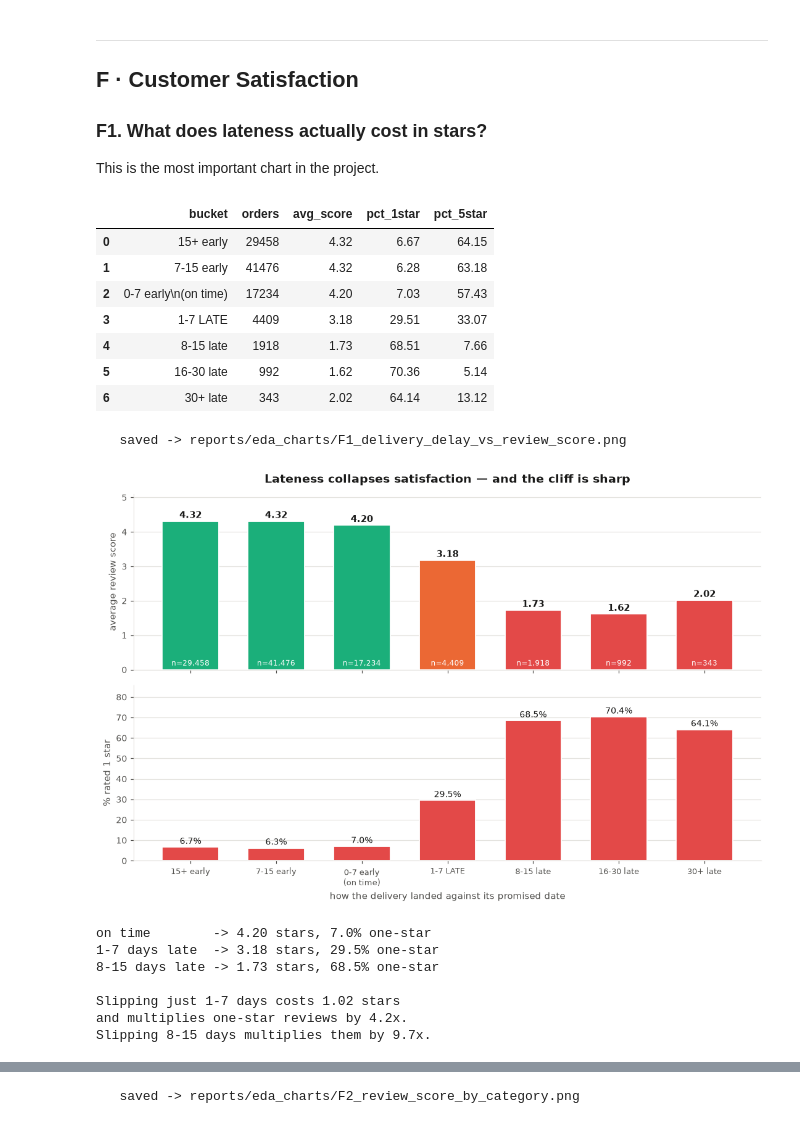
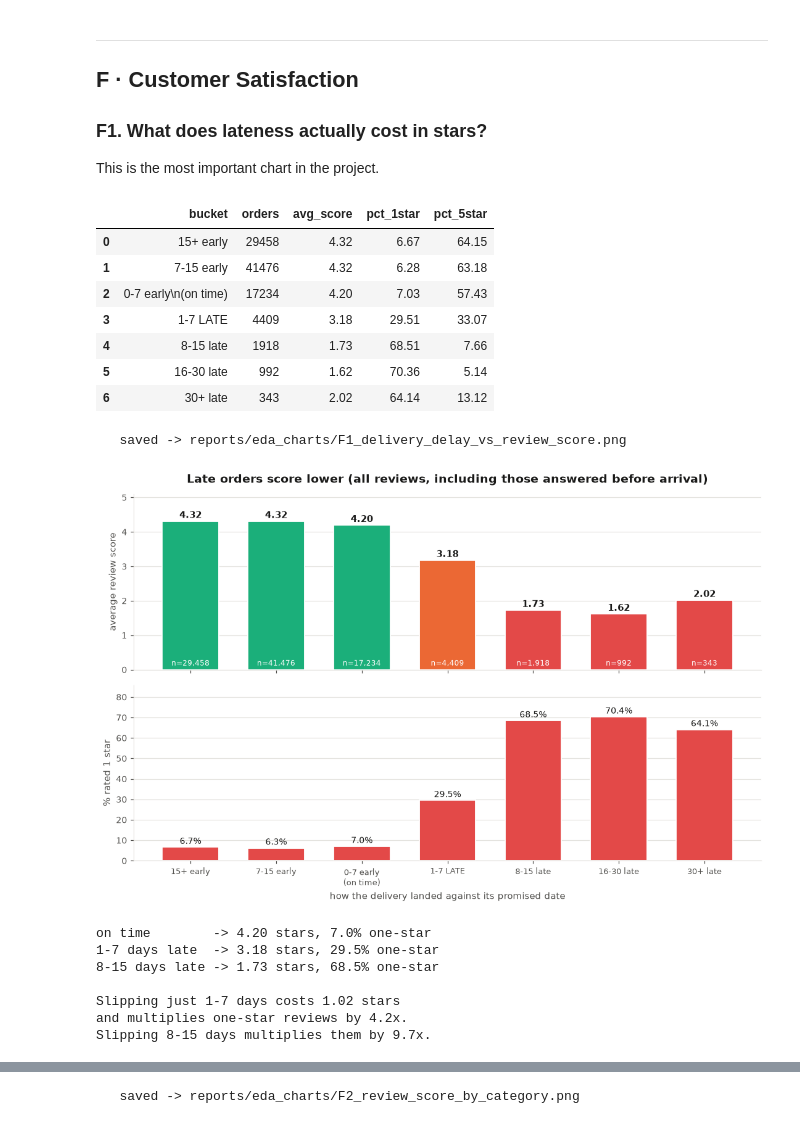
Before and after one commit to m4nish-dev/RetailPulse, a Jupyter notebook: notebooks/03_exploratory_data_analysis.ipynb, the cells around one changed output, grey strips where cells are left out. Cells and saved outputs as stored; diff of their text form; code cells hidden in the pictures.

```diff
--- a/notebooks/03_exploratory_data_analysis.ipynb
+++ b/notebooks/03_exploratory_data_analysis.ipynb
@@ -1160,7 +1238,7 @@ for i, (sc, cnt) in enumerate(zip(b.avg_score, b.orders)):
     ax1.text(i, sc + 0.09, f"{sc:.2f}", ha="center", fontsize=9.5, fontweight="bold", color=INK)
     ax1.text(i, 0.12, f"n={cnt:,}", ha="center", fontsize=7.8, color=SURFACE)
 ax1.set_ylim(0, 5.1); ax1.set_ylabel("average review score")
-ax1.set_title("Lateness collapses satisfaction — and the cliff is sharp")
+ax1.set_title("Late orders score lower (all reviews, including those answered before arrival)")
 tidy(ax1)
 
 bars2 = ax2.bar(range(len(b)), b.pct_1star, color=CRITICAL, width=0.66,
@@ -1168,34 +1246,34 @@ bars2 = ax2.bar(range(len(b)), b.pct_1star, color=CRITICAL, width=0.66,
 for i, v in enumerate(b.pct_1star):
     ax2.text(i, v + 1.6, f"{v:.1f}%", ha="center", fontsize=9, color=INK)
 ax2.set_ylabel("% rated 1 star")
 ax2.set_ylim(0, b.pct_1star.max() * 1.22)
 ax2.set_xticks(range(len(b))); ax2.set_xticklabels(b.bucket, fontsize=8.6)
 ax2.set_xlabel("how the delivery landed against its promised date")
 tidy(ax2)
 plt.tight_layout()
 save(fig, "F1_delivery_delay_vs_review_score")
 plt.show()
 
 ontime = b[b.bucket == "0-7 early\n(on time)"].iloc[0]
 late17 = b[b.bucket == "1-7 LATE"].iloc[0]
 late815 = b[b.bucket == "8-15 late"].iloc[0]
 print(f"on time        -> {ontime.avg_score:.2f} stars, {ontime.pct_1star:.1f}% one-star")
 print(f"1-7 days late  -> {late17.avg_score:.2f} stars, {late17.pct_1star:.1f}% one-star")
 print(f"8-15 days late -> {late815.avg_score:.2f} stars, {late815.pct_1star:.1f}% one-star")
 print(f"\nSlipping just 1-7 days costs {ontime.avg_score - late17.avg_score:.2f} stars")
 print(f"and multiplies one-star reviews by {late17.pct_1star/ontime.pct_1star:.1f}x.")
 print(f"Slipping 8-15 days multiplies them by {late815.pct_1star/ontime.pct_1star:.1f}x.")
 # %% [output]
 |  | bucket | orders | avg_score | pct_1star | pct_5star |
 | 0 | 15+ early | 29458 | 4.32 | 6.67 | 64.15 |
 | 1 | 7-15 early | 41476 | 4.32 | 6.28 | 63.18 |
 | 2 | 0-7 early\n(on time) | 17234 | 4.20 | 7.03 | 57.43 |
 | 3 | 1-7 LATE | 4409 | 3.18 | 29.51 | 33.07 |
 | 4 | 8-15 late | 1918 | 1.73 | 68.51 | 7.66 |
 | 5 | 16-30 late | 992 | 1.62 | 70.36 | 5.14 |
 | 6 | 30+ late | 343 | 2.02 | 64.14 | 13.12 |
    saved -> reports/eda_charts/F1_delivery_delay_vs_review_score.png
-[figure, old version]
+[figure, new version]
 on time        -> 4.20 stars, 7.0% one-star
 1-7 days late  -> 3.18 stars, 29.5% one-star
 8-15 days late -> 1.73 stars, 68.5% one-star
```
Also changed, not shown: parts of 10 cells of this notebook, 42 other files.
